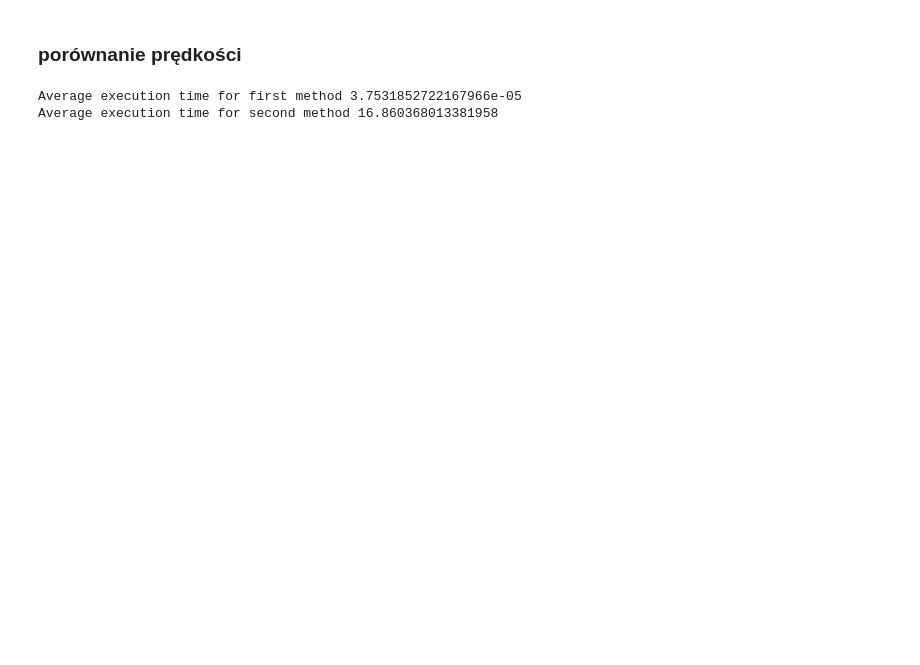
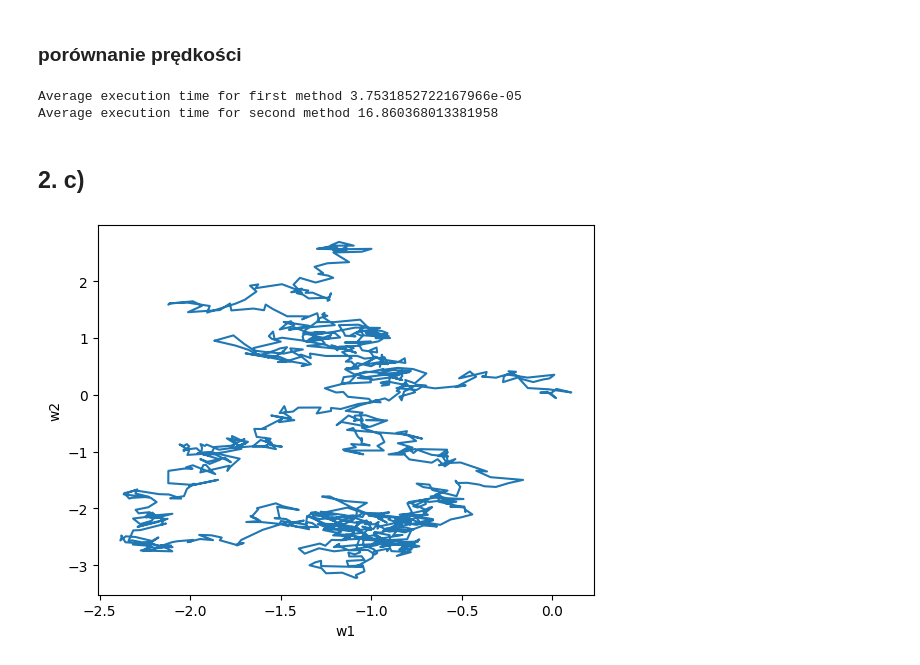
Before and after one commit to AntoniKingston/WdMF, a Jupyter notebook: Lab2.ipynb, the cells around one changed output. Drawn from its saved outputs; the diff is of its cells as text; code cells hidden in the pictures; blank space fills up the shorter version.

```diff
--- a/Lab2.ipynb
+++ b/Lab2.ipynb
@@ -121,3 +121,18 @@ print(f"Average execution time for second method {avg}")
 # %% [output]
 Average execution time for first method 3.7531852722167966e-05
 Average execution time for second method 16.860368013381958
+# %% [markdown]
+## 2. c)
+# %%
+w1 = generate_wiener_trajectory1(5)
+w2 = generate_wiener_trajectory1(5)
+y1 = w1[1]
+y2 = w2[1]
+t = w1[0]
+#trajektoria bez osi czasu
+plt.plot(y1,y2)
+plt.xlabel('w1')
+plt.ylabel('w2')
+plt.show()
+# %% [output]
+[figure, added]
```
Also changed, not shown: parts of 21 cells of this notebook.
